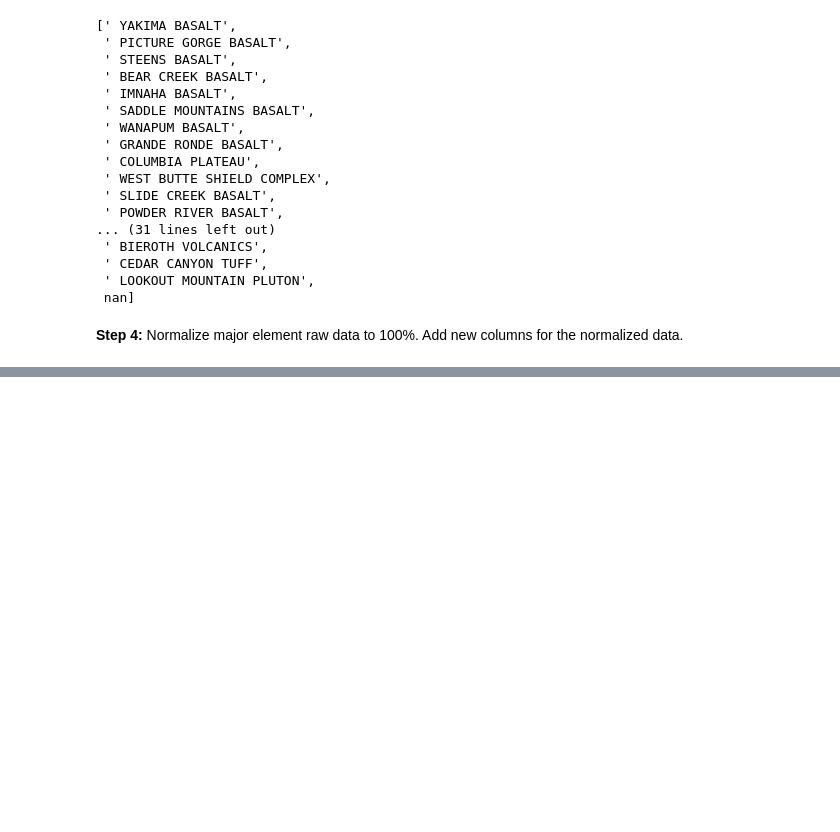
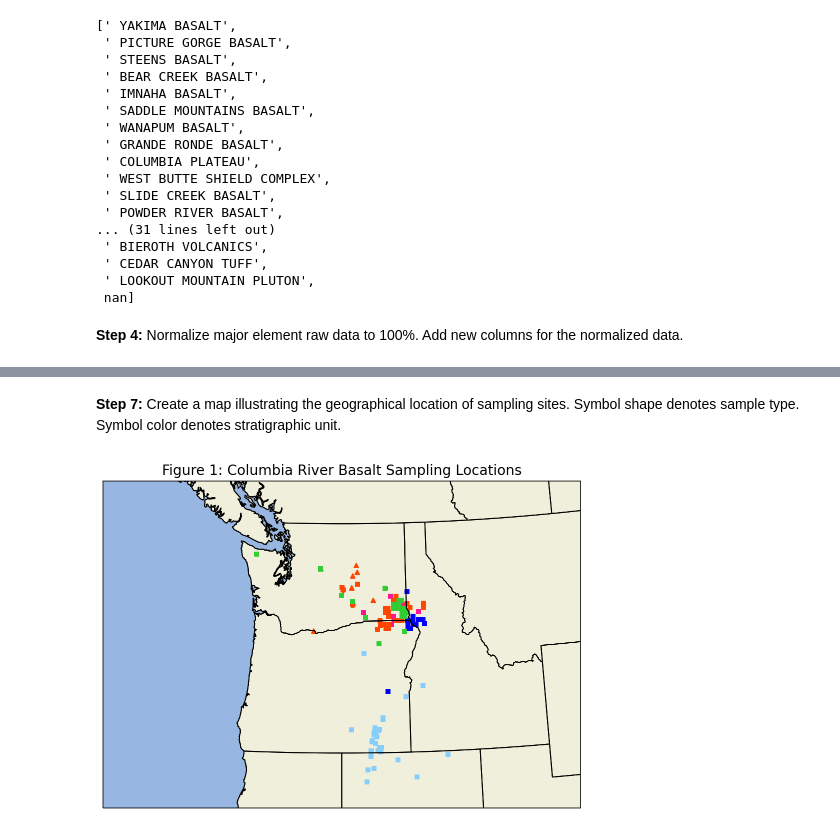
Before and after one commit to lhlinka/rces-final-project, a Jupyter notebook: finalproject.ipynb, the cells around one changed output, grey strips where cells are left out. Saved outputs shown, nothing was run; the diff lists cells and outputs as text; code cells hidden in the pictures; blank space fills up the shorter version.

```diff
--- a/finalproject.ipynb
+++ b/finalproject.ipynb
@@ -211,2 +115,0 @@ df['EU*'] =
-# %%
-df['Dy*'] =
@@ -245,0 +150,17 @@ ax[2].set_ylim(0,40);
+# %%
+# Create a new Column with Total Alkali content (NA2O + K2O).
+df['NA2O+K2O(WT%)NORM'] = df['NA2O(WT%)NORM'] + df['K2O(WT%)NORM']
+
+# Create a new Column with Magnesium # (MG#).
+df['MG#'] = 100 * (df['MGO(WT%)NORM']/40.3) / (df['MGO(WT%)NORM']/40.3 / 40.3 + df['FEOT(WT%)NORM'] / 71.08)
+
+# Create a new Column with Europium anomaly (EU/EU*).
+df['EU/EU*'] = df['EU(PPM)'] / ((df['SM(PPM)'] * df['GD(PPM)']))**0.5
+
+# Create a new Column with Dysprosium anomaly (DY/DY*).
+df['DY/DY*'] = df['DY(PPM)'] / ((df['LA(PPM)']**(4/13))*df['YB(PPM)']**(9/13))
+
+# Create a new Columns with trace element ratios of interest: DY/YB , CE/Y, BA/LA
+df['DY/YB'] = df['DY(PPM)'] / df['YB(PPM)']
+df['CE/Y'] = df['CE(PPM)'] / df['Y(PPM)']
+df['BA/LA'] = df['BA(PPM)'] / df['LA(PPM)']
@@ -245,0 +237,42 @@ ax[2].set_ylim(0,40);
+# %% [markdown]
+<b>Step 7:</b> Create a map illustrating the geographical location of sampling sites. Symbol shape denotes sample type. Symbol color denotes stratigraphic unit.
+# %%
+# Define the map extent and figure parameters.
+central_lat = 45
+central_lon = -120
+extent = [-130, -110, 40, 50]
+central_lon = np.mean(extent[:2])
+central_lat = np.mean(extent[2:])
+
+plt.figure(figsize = [12,6])
+ax = plt.axes(projection = ccrs.AlbersEqualArea(central_lon, central_lat))
+ax.set_extent(extent)
+ax.set_title('Figure 1: Columbia River Basalt Sampling Locations', fontsize = 14)
+ax.set_xlabel('Longitude', fontsize = 12)
+ax.set_ylabel('Latitude', fontsize = 12)
+ax.add_feature(cartopy.feature.STATES)
+ax.add_feature(cartopy.feature.OCEAN)
+ax.add_feature(cartopy.feature.LAND)
+ax.coastlines()
+# ax.gridlines()
+
+# Plot sampling locations.
+gb_inclusion.get_group(' STEENS BASALT').plot.scatter(ax=ax, x='LONGITUDE (MAX.)', y='LATITUDE (MAX.)', marker='o', c='lightskyblue', transform = ccrs.PlateCarree())
+gb_inclusion.get_group(' WANAPUM BASALT').plot.scatter(ax=ax, x='LONGITUDE (MAX.)', y='LATITUDE (MAX.)', marker='o', c='orangered', transform = ccrs.PlateCarree())
+
+gb_mineral.get_group(' STEENS BASALT').plot.scatter(ax=ax, x='LONGITUDE (MAX.)', y='LATITUDE (MAX.)', marker ='s', c='lightskyblue', transform = ccrs.PlateCarree())
+gb_mineral.get_group(' IMNAHA BASALT').plot.scatter(ax=ax, x='LONGITUDE (MAX.)', y='LATITUDE (MAX.)', marker ='s', c='blue', transform = ccrs.PlateCarree())
+gb_mineral.get_group(' SADDLE MOUNTAINS BASALT').plot.scatter(ax=ax, x='LONGITUDE (MAX.)', y='LATITUDE (MAX.)', marker ='s', c='deeppink', transform = ccrs.PlateCarree())
+gb_mineral.get_group(' WANAPUM BASALT').plot.scatter(ax=ax, x='LONGITUDE (MAX.)', y='LATITUDE (MAX.)', marker ='s', c='orangered', transform = ccrs.PlateCarree())
+gb_mineral.get_group(' GRANDE RONDE BASALT').plot.scatter(ax=ax, x='LONGITUDE (MAX.)', y='LATITUDE (MAX.)', marker ='s', c='limegreen', transform = ccrs.PlateCarree())
+
+gb_glass.get_group(' WANAPUM BASALT').plot.scatter(ax=ax, x='LONGITUDE (MAX.)', y='LATITUDE (MAX.)', marker ='^', c='orangered', transform = ccrs.PlateCarree())
+gb_glass.get_group(' GRANDE RONDE BASALT').plot.scatter(ax=ax, x='LONGITUDE (MAX.)', y='LATITUDE (MAX.)', marker ='^', c='limegreen', transform = ccrs.PlateCarree())
+
+gb_wholerock.get_group(' STEENS BASALT').plot.scatter(ax=ax, x='LONGITUDE (MAX.)', y='LATITUDE (MAX.)', marker ='s', c='lightskyblue', transform = ccrs.PlateCarree())
+gb_wholerock.get_group(' IMNAHA BASALT').plot.scatter(ax=ax, x='LONGITUDE (MAX.)', y='LATITUDE (MAX.)', marker ='s', c='blue', transform = ccrs.PlateCarree())
+gb_wholerock.get_group(' SADDLE MOUNTAINS BASALT').plot.scatter(ax=ax, x='LONGITUDE (MAX.)', y='LATITUDE (MAX.)', marker ='s', c='deeppink', transform = ccrs.PlateCarree())
+gb_wholerock.get_group(' WANAPUM BASALT').plot.scatter(ax=ax, x='LONGITUDE (MAX.)', y='LATITUDE (MAX.)', marker ='s', c='orangered', transform = ccrs.PlateCarree())
+gb_wholerock.get_group(' GRANDE RONDE BASALT').plot.scatter(ax=ax, x='LONGITUDE (MAX.)', y='LATITUDE (MAX.)', marker ='s', c='limegreen', transform = ccrs.PlateCarree());
+# %% [output]
+[figure, added]
```
Also changed, not shown: parts of 41 cells of this notebook.
